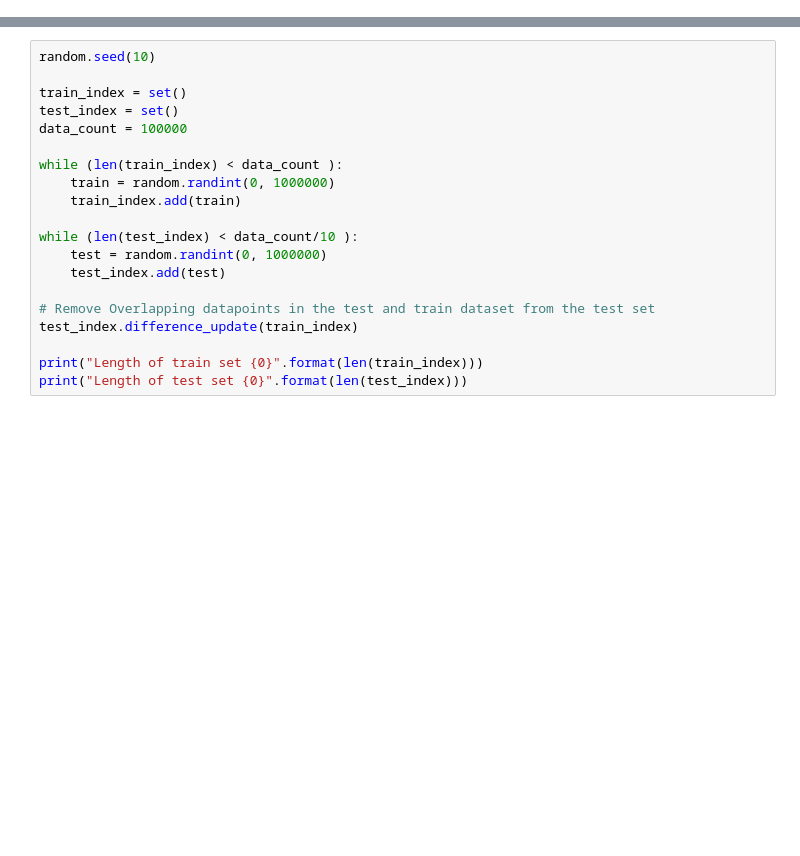
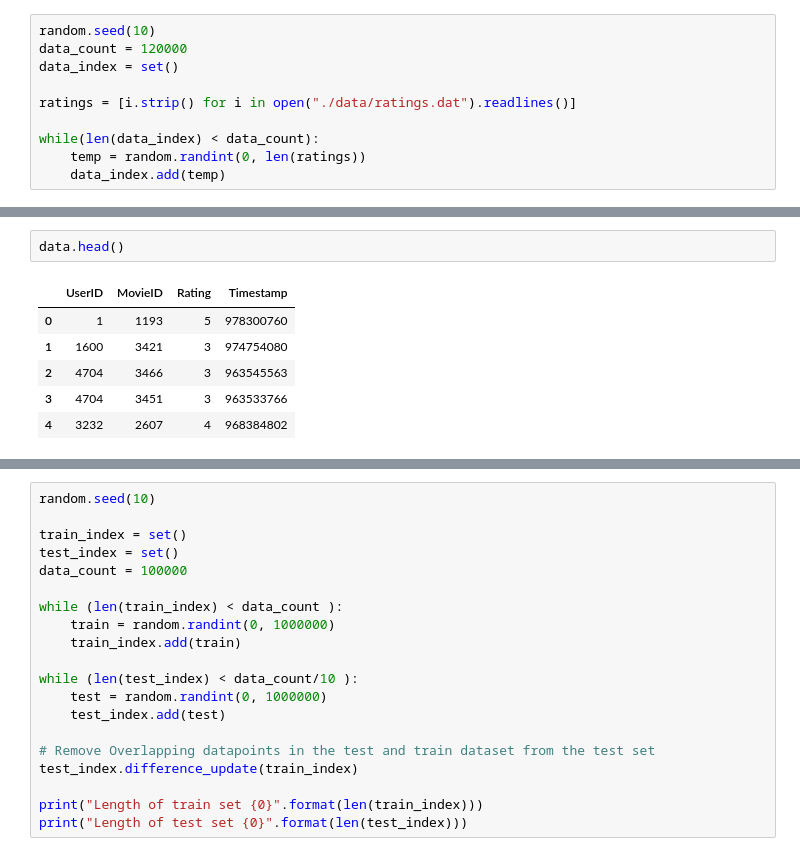
Before and after one commit to TzeMeng/Bert4Rec, a Jupyter notebook: dataset.ipynb, the cells around one changed output, grey strips where cells are left out. Drawn from its saved outputs; the diff is of its cells as text; blank space fills up the shorter version.

```diff
--- a/dataset.ipynb
+++ b/dataset.ipynb
@@ -4,0 +6,10 @@ import random
+# %%
+random.seed(10)
+data_count = 120000
+data_index = set()
+
+ratings = [i.strip() for i in open("./data/ratings.dat").readlines()]
+
+while(len(data_index) < data_count):
+    temp = random.randint(0, len(ratings))
+    data_index.add(temp)
@@ -4,0 +27,9 @@ import random
+# %%
+data.head()
+# %% [output]
+|  | UserID | MovieID | Rating | Timestamp |
+| 0 | 1 | 1193 | 5 | 978300760 |
+| 1 | 1600 | 3421 | 3 | 974754080 |
+| 2 | 4704 | 3466 | 3 | 963545563 |
+| 3 | 4704 | 3451 | 3 | 963533766 |
+| 4 | 3232 | 2607 | 4 | 968384802 |
```
Also changed, not shown: parts of 7 cells of this notebook, 3 other files.
